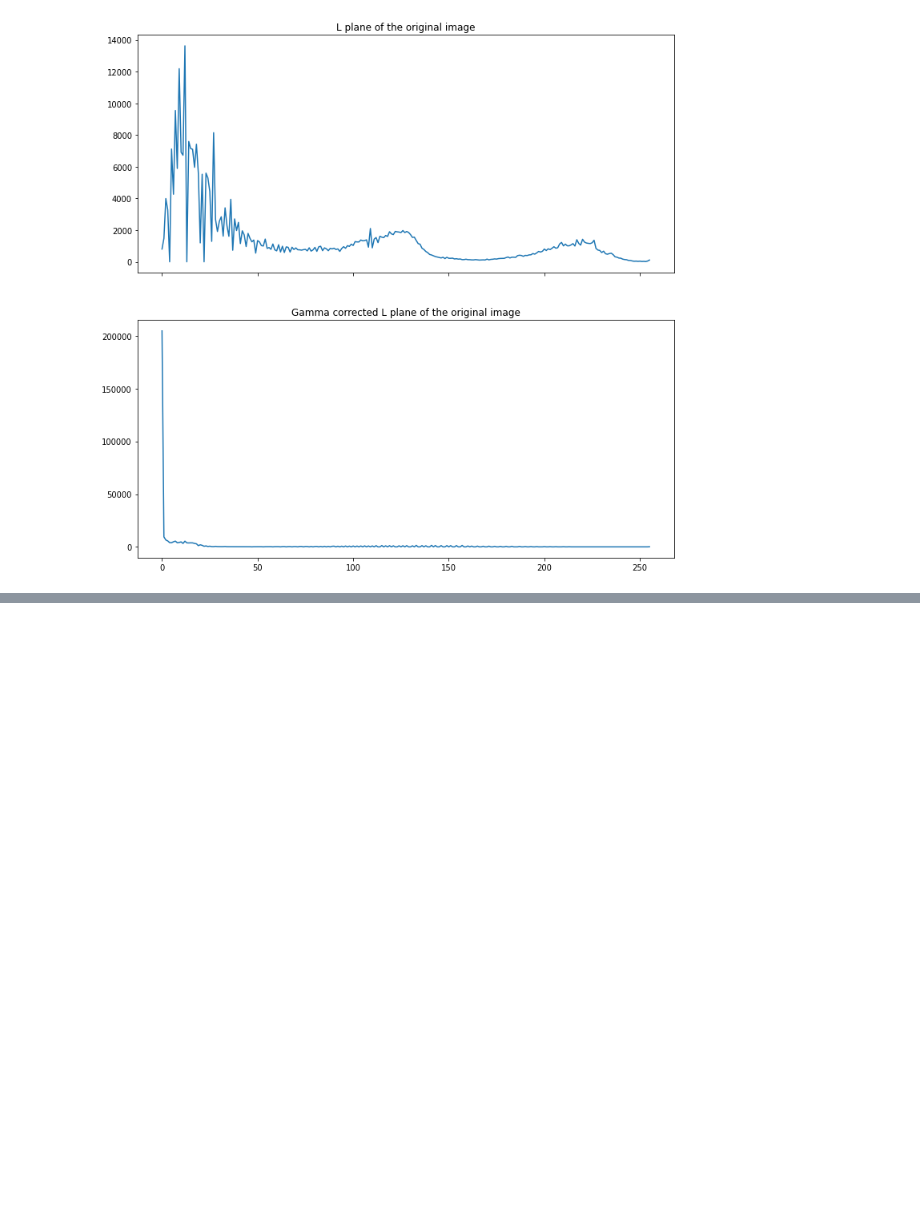
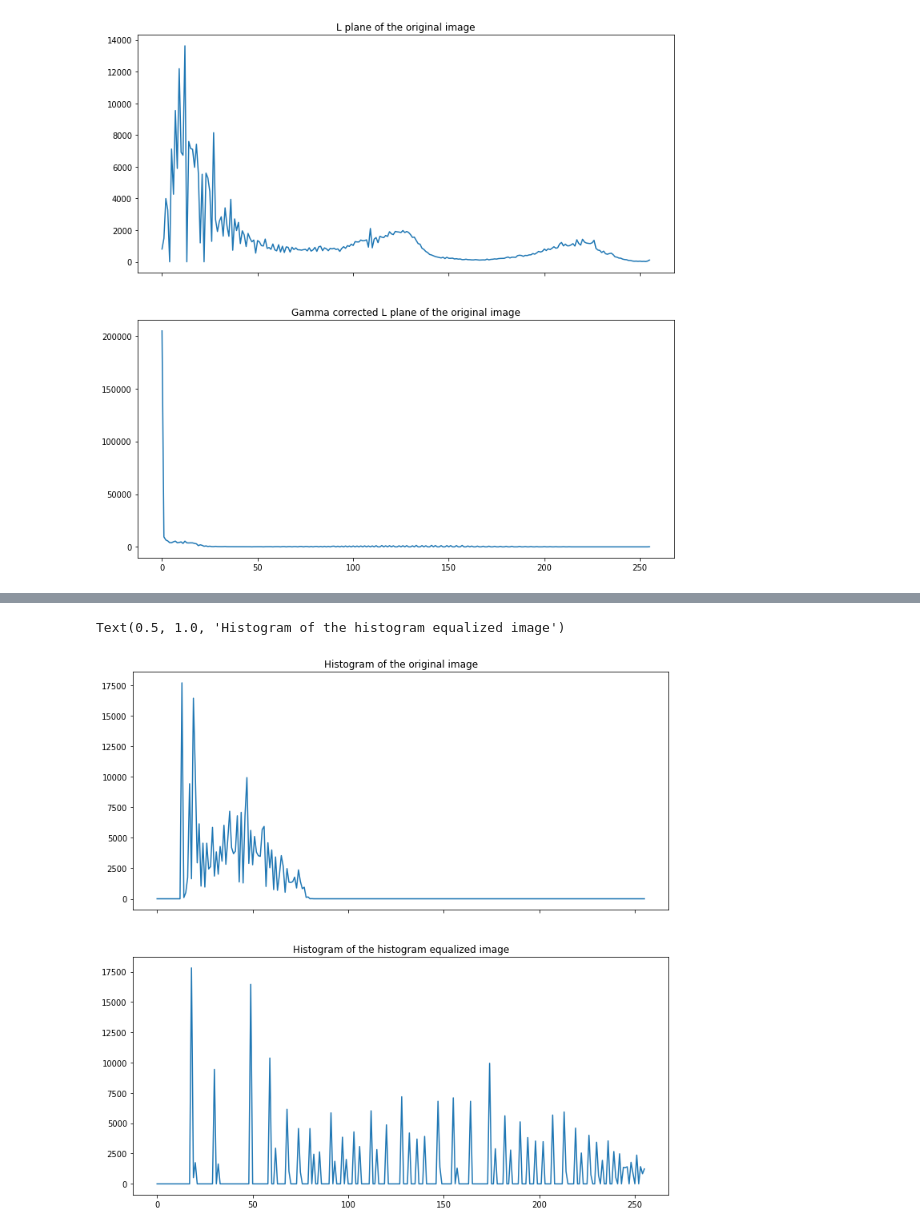
Before and after one commit to AkilaDimantha/EN2550_190660F, a Jupyter notebook: Asssignment1.ipynb, the cells around one changed output, grey strips where cells are left out. Saved outputs shown, nothing was run; the diff lists cells and outputs as text; code cells hidden in the pictures; blank space fills up the shorter version.

```diff
--- a/Asssignment1.ipynb
+++ b/Asssignment1.ipynb
@@ -162,0 +190,12 @@ Text(0.5, 1.0, 'Gamma corrected L plane of the original image')
+# %%
+fig2,ax2 = plt.subplots(2,1, sharex= True, figsize = (12,12))
+
+newHist = cv.calcHist([imgHistogramEqualized],[0],None,[256],[0,256])
+
+ax2[0].plot(histr)
+ax2[0].set_title("Histogram of the original image")
+ax2[1].plot(newHist)
+ax2[1].set_title("Histogram of the histogram equalized image")
+# %% [output]
+Text(0.5, 1.0, 'Histogram of the histogram equalized image')
+[figure, added]
```
Also changed, not shown: parts of 2 cells of this notebook.
